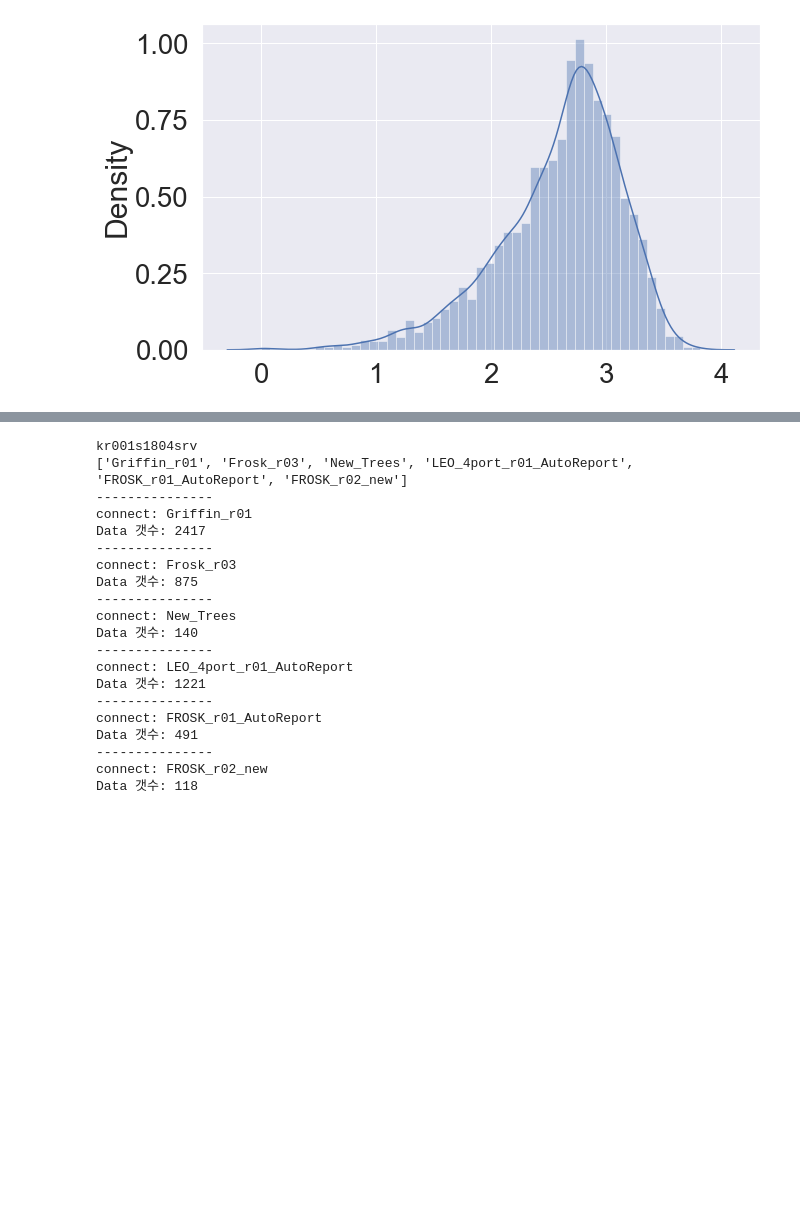
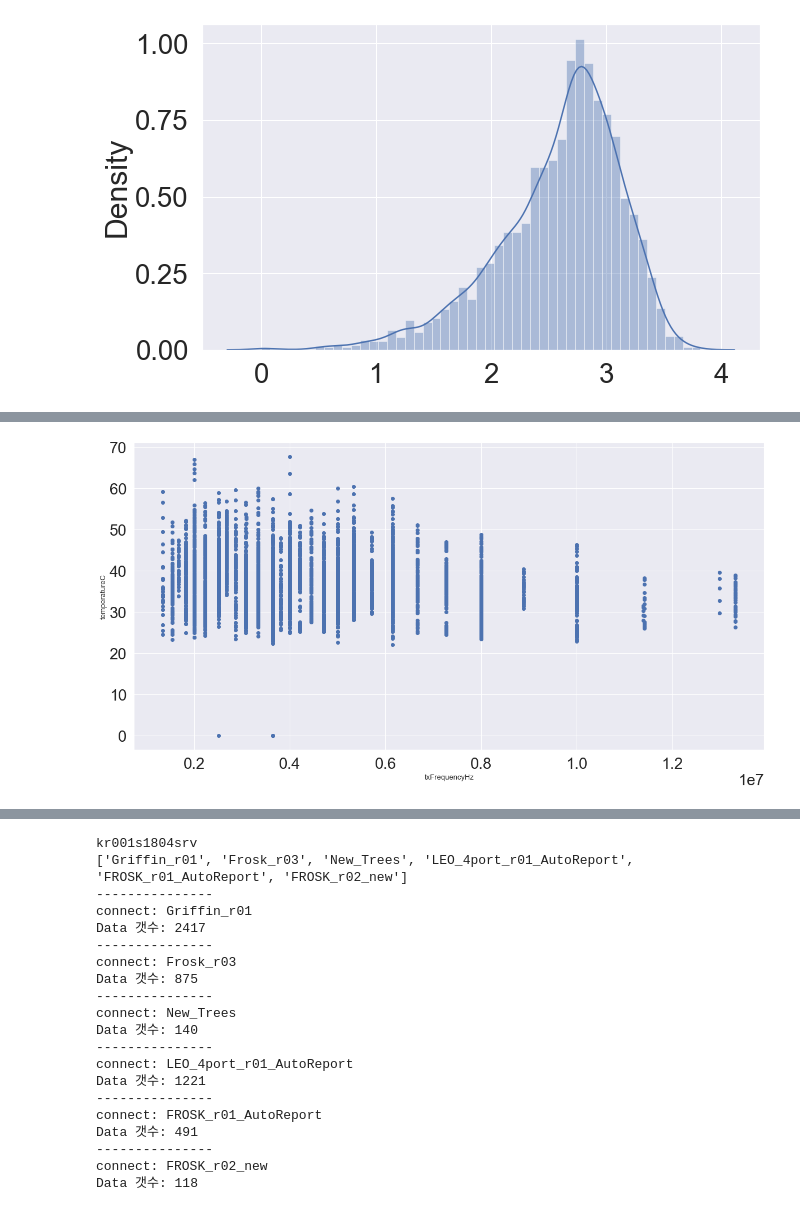
Before and after one commit to Hot-KimChi/ML_DL_study, a Jupyter notebook: Temperature measurement.ipynb, the cells around one changed output, grey strips where cells are left out. Saved outputs shown, nothing was run; the diff lists cells and outputs as text; code cells hidden in the pictures; blank space fills up the shorter version.

```diff
--- a/Temperature measurement.ipynb
+++ b/Temperature measurement.ipynb
@@ -274,0 +283,8 @@ Kurtosis : 1.239
+# %%
+fig, axs = plt.subplots(figsize=(20, 10))
+axs.scatter(x = AOP_data['txFrequencyHz'], y = AOP_data['temperatureC'])
+plt.xlabel('txFrequencyHz', fontsize=13)
+plt.ylabel('temperatureC', fontsize=13)
+plt.show()
+# %% [output]
+[figure, added]
```
Also changed, not shown: parts of 2 cells of this notebook, 1 other file.
